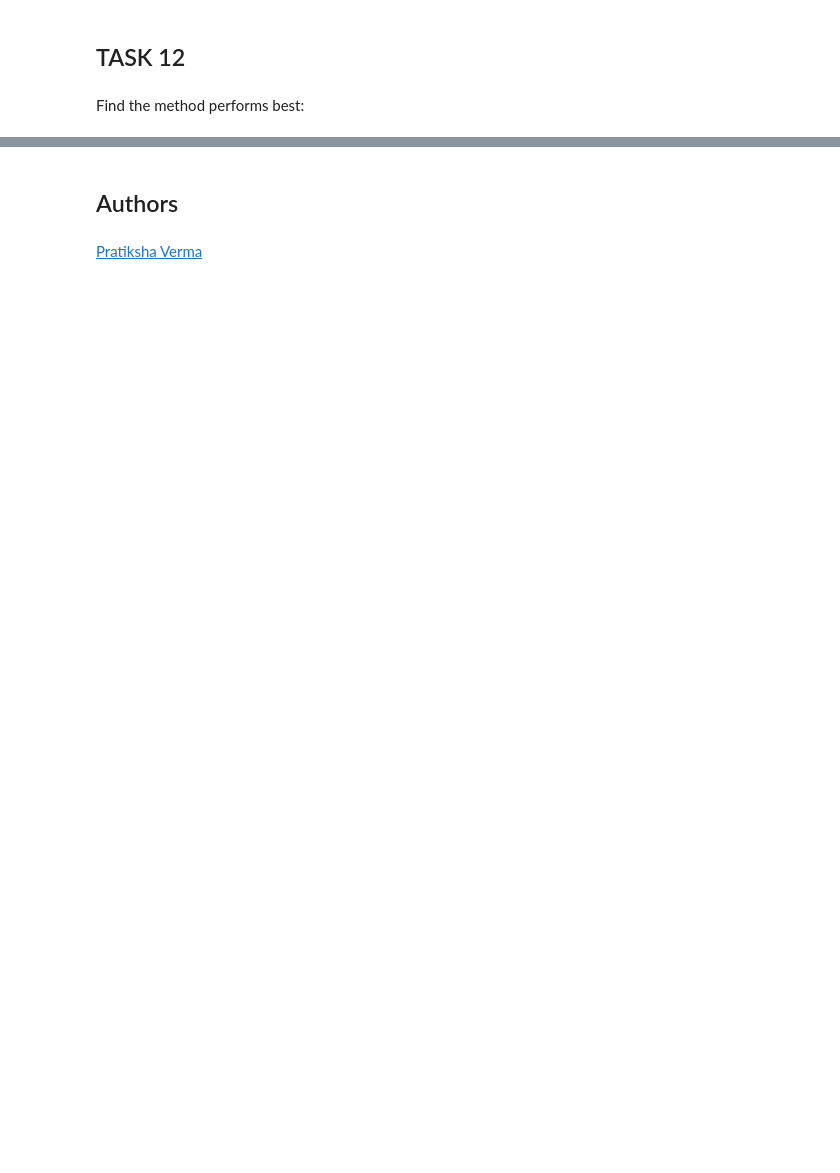
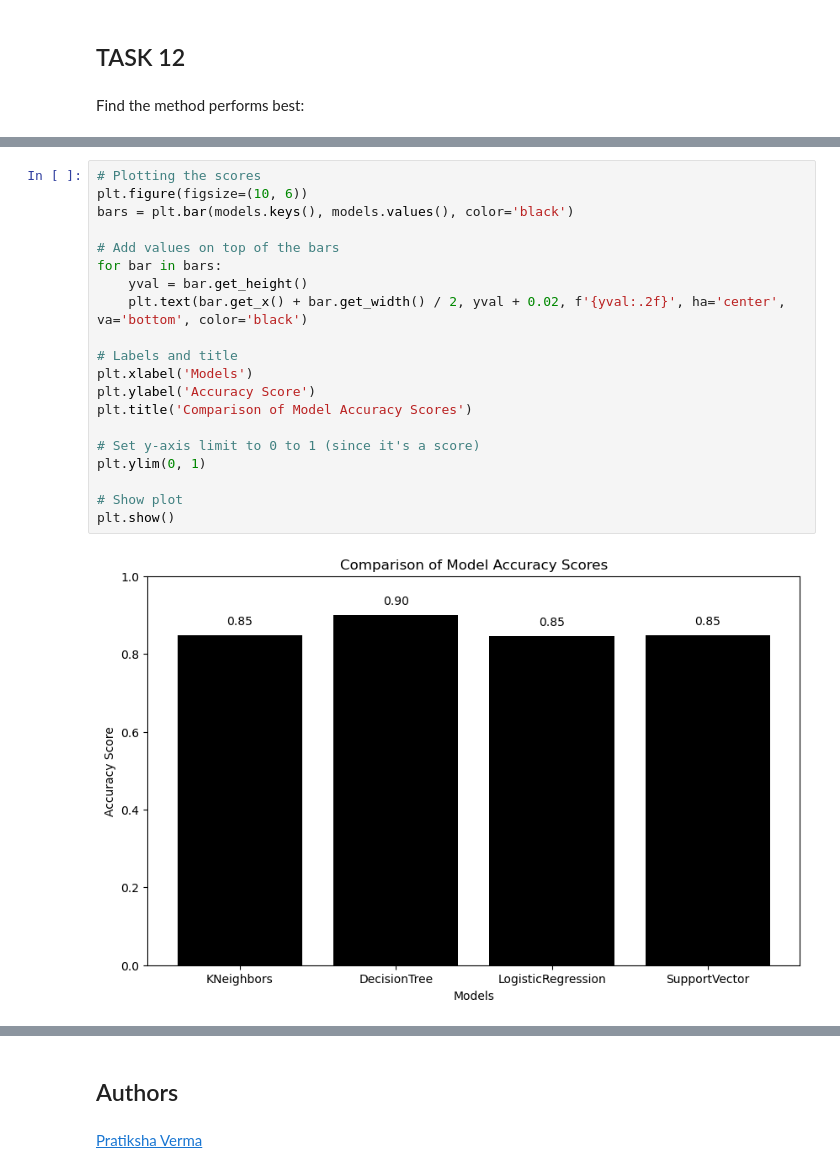
Before and after one commit to sakha1370/Data_Science_Coursera, a Jupyter notebook: 10. Applied Data Science Capstone/Module 4, Predictive Analysis (Classification)/SpaceX_Machine Learning Prediction_Part_5.ipynb, the cells around one changed output, grey strips where cells are left out. Saved outputs shown, nothing was run; the diff lists cells and outputs as text; blank space fills up the shorter version.

```diff
--- a/10. Applied Data Science Capstone/Module 4, Predictive Analysis (Classification)/SpaceX_Machine Learning Prediction_Part_5.ipynb
+++ b/10. Applied Data Science Capstone/Module 4, Predictive Analysis (Classification)/SpaceX_Machine Learning Prediction_Part_5.ipynb
@@ -387,0 +382,22 @@ Best params is : {'criterion': 'entropy', 'max_depth': 14, 'max_features': 'sqrt
+# %%
+# Plotting the scores
+plt.figure(figsize=(10, 6))
+bars = plt.bar(models.keys(), models.values(), color='black')
+
+# Add values on top of the bars
+for bar in bars:
+    yval = bar.get_height()
+    plt.text(bar.get_x() + bar.get_width() / 2, yval + 0.02, f'{yval:.2f}', ha='center', va='bottom', color='black')
+
+# Labels and title
+plt.xlabel('Models')
+plt.ylabel('Accuracy Score')
+plt.title('Comparison of Model Accuracy Scores')
+
+# Set y-axis limit to 0 to 1 (since it's a score)
+plt.ylim(0, 1)
+
+# Show plot
+plt.show()
+# %% [output]
+[figure, added]
```
Also changed, not shown: parts of 15 cells of this notebook, 8 other files.
